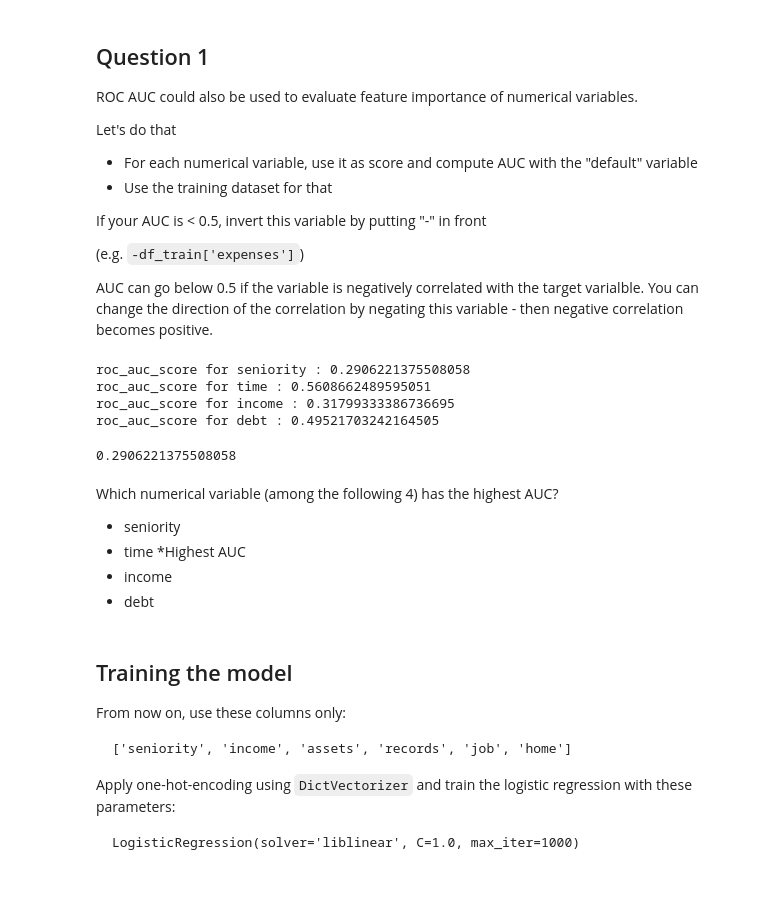
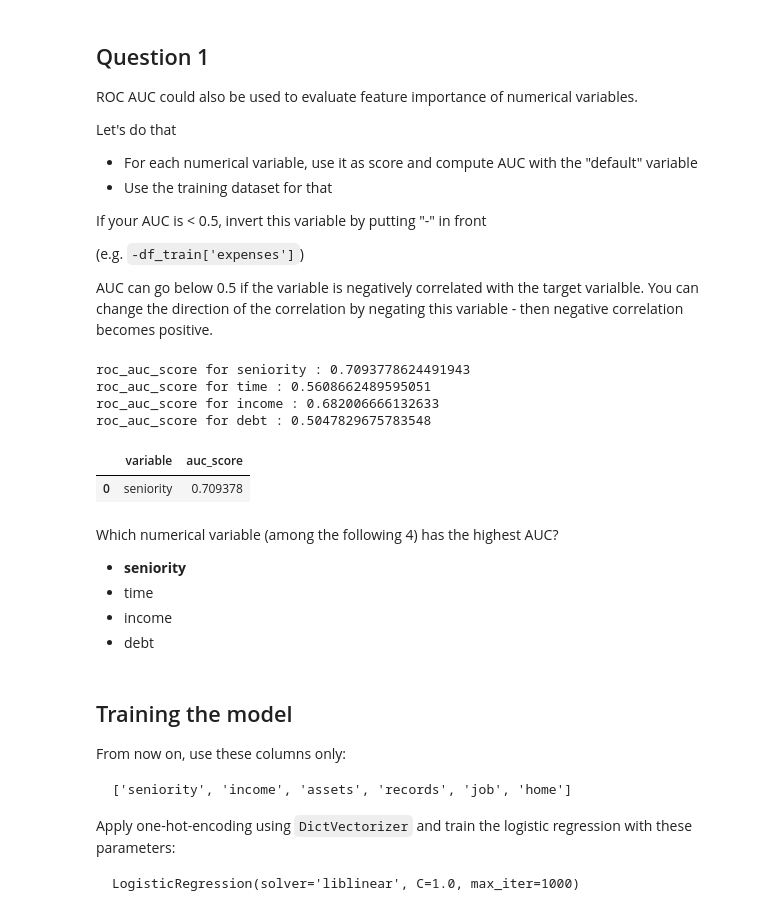
Before and after one commit to imam-db/ML-ZoomCamp, a Jupyter notebook: Week 4/ML Zoompcamp - HomeWork #4.ipynb, the cells around one changed output. Cells and saved outputs as stored; diff of their text form; code cells hidden in the pictures; blank space fills up the shorter version.

```diff
--- a/Week 4/ML Zoompcamp - HomeWork #4.ipynb
+++ b/Week 4/ML Zoompcamp - HomeWork #4.ipynb
@@ -146,23 +146,30 @@ AUC can go below 0.5 if the variable is negatively correlated with the target va
 # %%
 from sklearn.metrics import roc_auc_score
 from sklearn.metrics import auc
 
+rocauc_list = []
 for x in ['seniority', 'time', 'income', 'debt']:
-    print('roc_auc_score for {} : {}'.format(x,roc_auc_score(df_train['default'], df_train[x])))
+    rocauc = roc_auc_score(df_train['default'], df_train[x])
+    if rocauc < 0.5:
+        rocauc = roc_auc_score(df_train['default'], -df_train[x])
+    print('roc_auc_score for {} : {}'.format(x,rocauc))
+    rocauc_list.append((x,rocauc))
+df_auc = pd.DataFrame(rocauc_list, columns=['variable','auc_score'])
+
+# highest auc
+df_auc[df_auc['auc_score'] == df_auc['auc_score'].max()]
 # %% [output]
-roc_auc_score for seniority : 0.2906221375508058
+roc_auc_score for seniority : 0.7093778624491943
 roc_auc_score for time : 0.5608662489595051
-roc_auc_score for income : 0.31799333386736695
-roc_auc_score for debt : 0.49521703242164505
+roc_auc_score for income : 0.682006666132633
+roc_auc_score for debt : 0.5047829675783548
+|  | variable | auc_score |
+| 0 | seniority | 0.709378 |
-# %%
-roc_auc_score(df_train['default'], df_train['seniority'])
-# %% [output]
-0.2906221375508058
 # %% [markdown]
 Which numerical variable (among the following 4) has the highest AUC?
 
-- seniority
-- time *Highest AUC
+- **seniority**
+- time
 - income
 - debt
 # %% [markdown]
```
Also changed, not shown: parts of 12 cells of this notebook.
